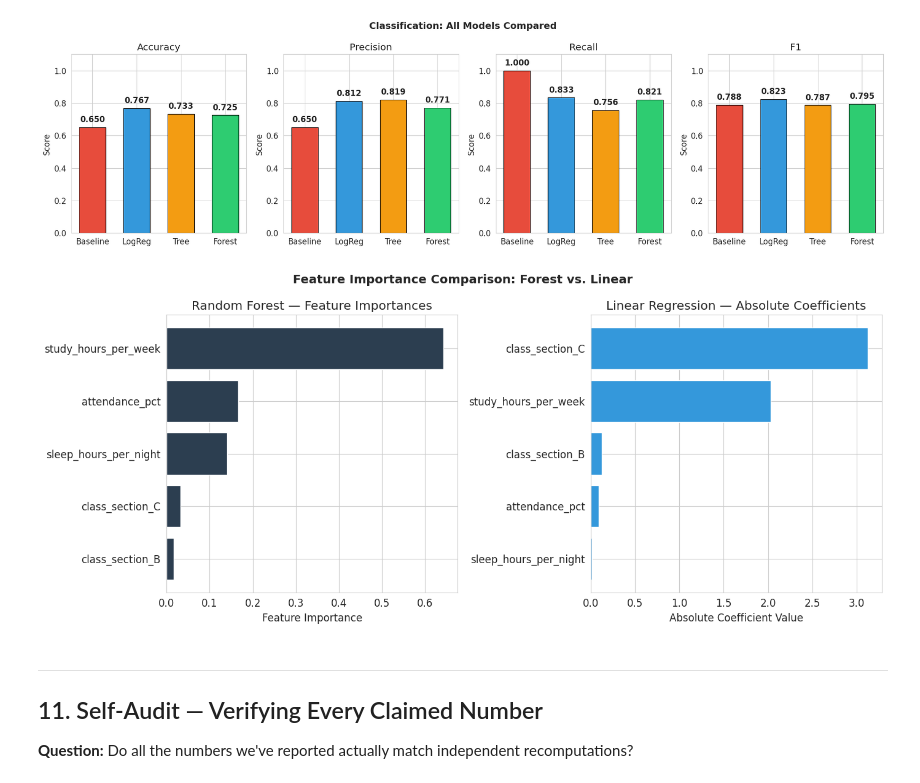
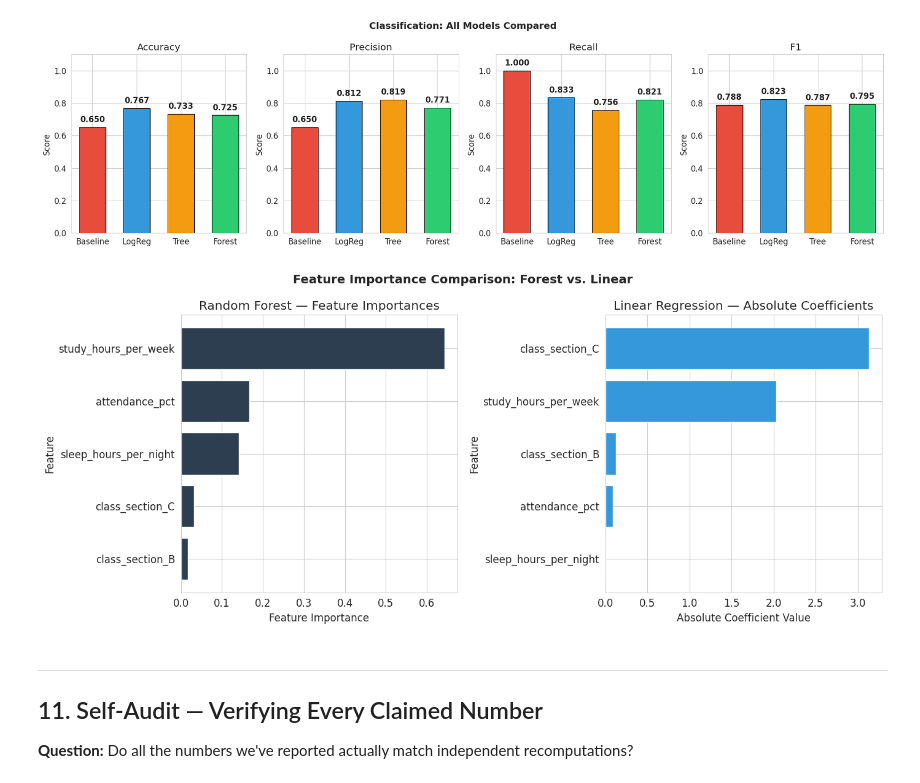
Before and after one commit to memoona-zahur/Iterate-Diagnose-Defend_Stronger-Models_Error-Analysis_and_Calibration, a Jupyter notebook: ml_pipeline.ipynb, the cells around one changed output. Drawn from its saved outputs; the diff is of its cells as text; code cells hidden in the pictures.

```diff
--- a/ml_pipeline.ipynb
+++ b/ml_pipeline.ipynb
@@ -724,25 +736,27 @@ plt.show()
 # %%
 # Feature importance vs coefficient chart
 fig, axes = plt.subplots(1, 2, figsize=(14, 6))
 
 # Random forest feature importance
 imp_sorted = importances.sort_values("Importance", ascending=True)
 axes[0].barh(imp_sorted["Feature"], imp_sorted["Importance"], color="#2c3e50")
 axes[0].set_xlabel("Feature Importance")
+axes[0].set_ylabel("Feature")
 axes[0].set_title("Random Forest — Feature Importances")
 
 # Linear regression coefficients (absolute)
 abs_sorted = abs_coeff.sort_values("Abs_Coefficient", ascending=True)
 axes[1].barh(abs_sorted["Feature"], abs_sorted["Abs_Coefficient"], color="#3498db")
 axes[1].set_xlabel("Absolute Coefficient Value")
+axes[1].set_ylabel("Feature")
 axes[1].set_title("Linear Regression — Absolute Coefficients")
 
 plt.suptitle("Feature Importance Comparison: Forest vs. Linear", fontsize=14, fontweight="bold")
 plt.tight_layout()
 plt.savefig(f"{CHARTS_DIR}/chart_feature_comparison.png", dpi=150, bbox_inches="tight")
 plt.show()
 # %% [output]
-[figure, old version]
+[figure, new version]
 # %% [markdown]
 ---
 
```
Also changed, not shown: parts of 13 cells of this notebook.
